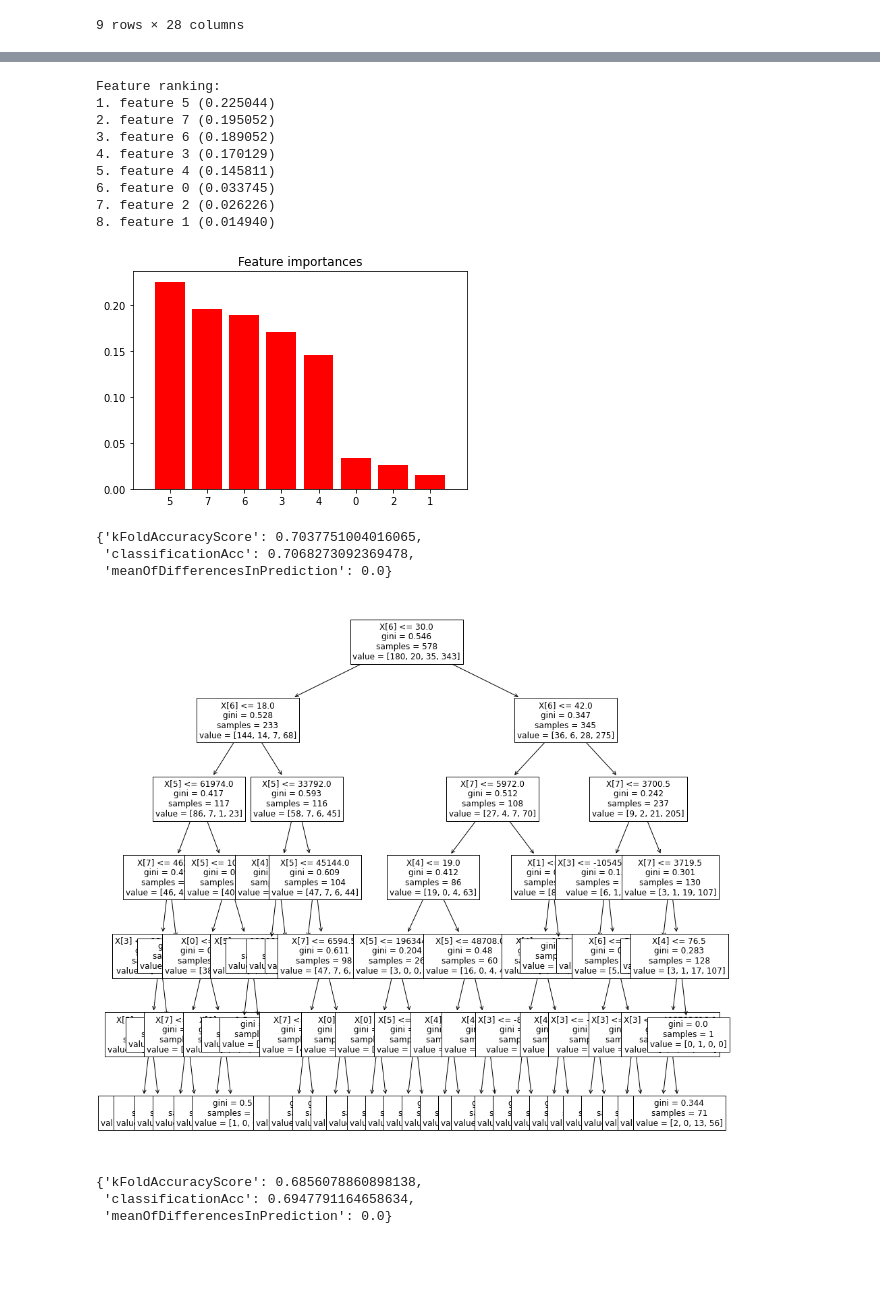
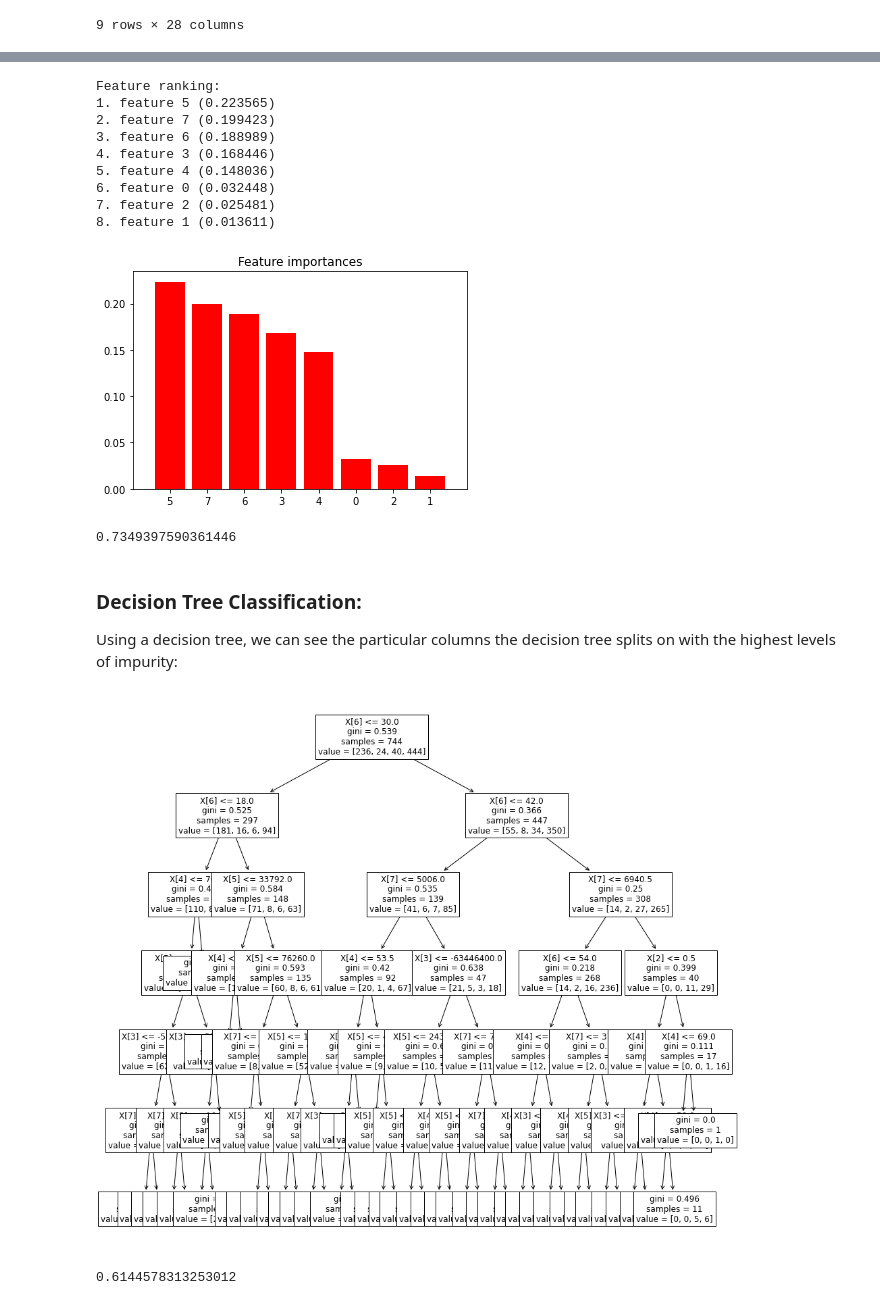
Before and after one commit to LaneMatthewJ/teamAllBlacks_czechBanking, a Jupyter notebook: RegressionAttempt.ipynb, the cells around one changed output, grey strips where cells are left out. Drawn from its saved outputs; the diff is of its cells as text; code cells hidden in the pictures; blank space fills up the shorter version.

```diff
--- a/RegressionAttempt.ipynb
+++ b/RegressionAttempt.ipynb
@@ -191,5 +125,5 @@ randomForestClassificationMean_Change {'kFoldAccuracyScore': 0.0, 'classificatio
 # %%
-someData = dataLoader.loadAllData(filePath, True)
+someData = preprocessing.loadLoanDataWithDistrictDF(filePath, True)
 # %%
 loanDF = someData[someData['status'].notna()].drop(['card_id', 'type_y', 'issued', 'date_y', 'date_x', 'issued', 'type_y', 'issued'], axis=1)
 loanDF[loanDF['district_id' ]==15]
@@ -283,26 +207,25 @@ Feature ranking:
 # %%
 yCol = [ 'status' ]
 acc = machineLearning.applyModelToDataframe(loanDF, xCols, yCol, RandomForestClassifier, False, 'randomForest')
-acc
+acc['classificationAcc']
 # %% [output]
 Feature ranking:
-1. feature 5 (0.225044)
-2. feature 7 (0.195052)
-3. feature 6 (0.189052)
-4. feature 3 (0.170129)
-5. feature 4 (0.145811)
-6. feature 0 (0.033745)
-7. feature 2 (0.026226)
-8. feature 1 (0.014940)
+1. feature 5 (0.223565)
+2. feature 7 (0.199423)
+3. feature 6 (0.188989)
+4. feature 3 (0.168446)
+5. feature 4 (0.148036)
+6. feature 0 (0.032448)
+7. feature 2 (0.025481)
+8. feature 1 (0.013611)
-[figure, old version]
+[figure, new version]
-{'kFoldAccuracyScore': 0.7037751004016065,
- 'classificationAcc': 0.7068273092369478,
- 'meanOfDifferencesInPrediction': 0.0}
+0.7349397590361446
+# %% [markdown]
+### Decision Tree Classification:
+Using a decision tree, we can see the particular columns the decision tree splits on with the highest levels of impurity:
 # %%
 acc = machineLearning.applyModelToDataframe(loanDF, xCols, yCol, lambda: DecisionTreeClassifier(max_depth=6), False, 'decisionTree')
-acc
+acc['classificationAcc']
 # %% [output]
-[figure, old version]
+[figure, new version]
-{'kFoldAccuracyScore': 0.6856078860898138,
- 'classificationAcc': 0.6947791164658634,
- 'meanOfDifferencesInPrediction': 0.0}
+0.6144578313253012
```
Also changed, not shown: parts of 27 cells of this notebook, 3 other files.
